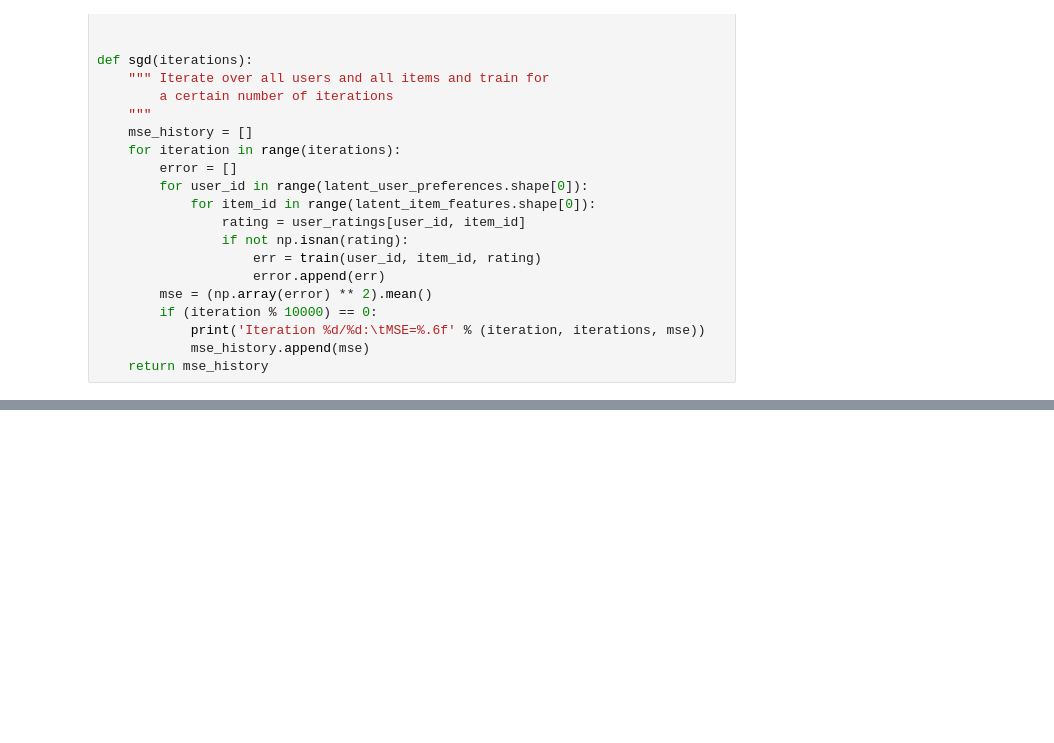
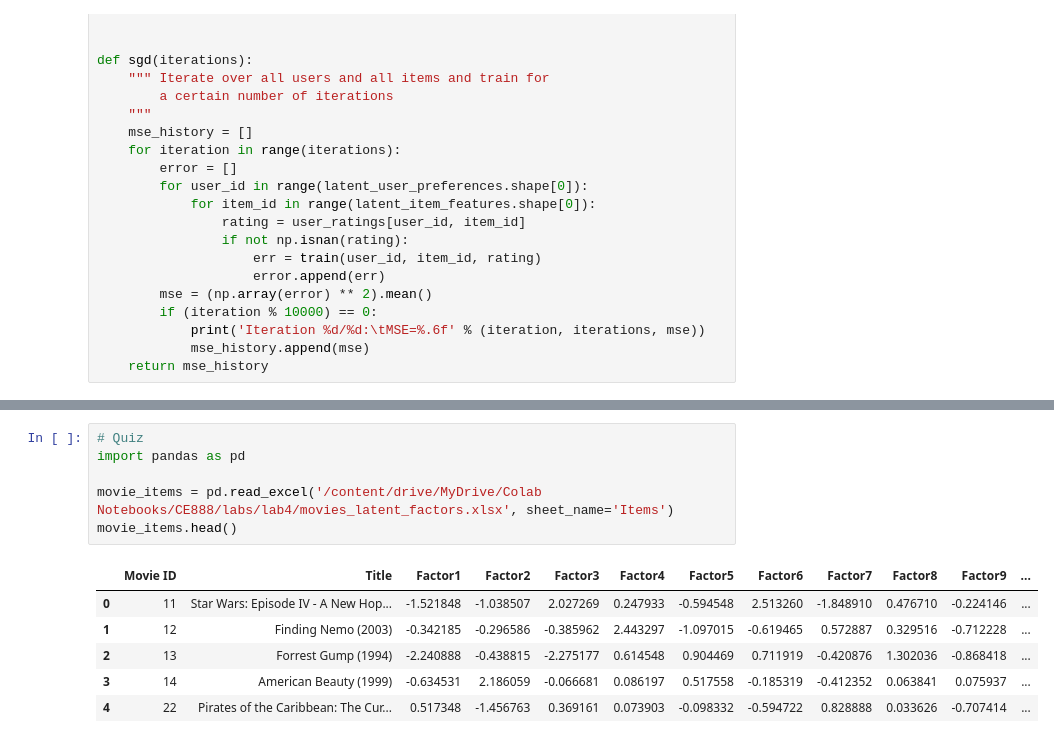
Before and after one commit to RoginRobert2014/CE888, a Jupyter notebook: lab4/my_recommender.ipynb, the cells around one changed output, grey strips where cells are left out. Drawn from its saved outputs; the diff is of its cells as text; blank space fills up the shorter version.

```diff
--- a/lab4/my_recommender.ipynb
+++ b/lab4/my_recommender.ipynb
@@ -210,0 +248,13 @@ ValueError: ignored
+# %%
+# Quiz
+import pandas as pd
+
+movie_items = pd.read_excel('/content/drive/MyDrive/Colab Notebooks/CE888/labs/lab4/movies_latent_factors.xlsx', sheet_name='Items')
+movie_items.head()
+# %% [output]
+|  | Movie ID | Title | Factor1 | Factor2 | Factor3 | Factor4 | Factor5 | Factor6 | Factor7 | Factor8 | Factor9 | ... |
+| 0 | 11 | Star Wars: Episode IV - A New Hop... | -1.521848 | -1.038507 | 2.027269 | 0.247933 | -0.594548 | 2.513260 | -1.848910 | 0.476710 | -0.224146 | ... |
+| 1 | 12 | Finding Nemo (2003) | -0.342185 | -0.296586 | -0.385962 | 2.443297 | -1.097015 | -0.619465 | 0.572887 | 0.329516 | -0.712228 | ... |
+| 2 | 13 | Forrest Gump (1994) | -2.240888 | -0.438815 | -2.275177 | 0.614548 | 0.904469 | 0.711919 | -0.420876 | 1.302036 | -0.868418 | ... |
+| 3 | 14 | American Beauty (1999) | -0.634531 | 2.186059 | -0.066681 | 0.086197 | 0.517558 | -0.185319 | -0.412352 | 0.063841 | 0.075937 | ... |
+| 4 | 22 | Pirates of the Caribbean: The Cur... | 0.517348 | -1.456763 | 0.369161 | 0.073903 | -0.098332 | -0.594722 | 0.828888 | 0.033626 | -0.707414 | ... |
```
Also changed, not shown: parts of 21 cells of this notebook.
